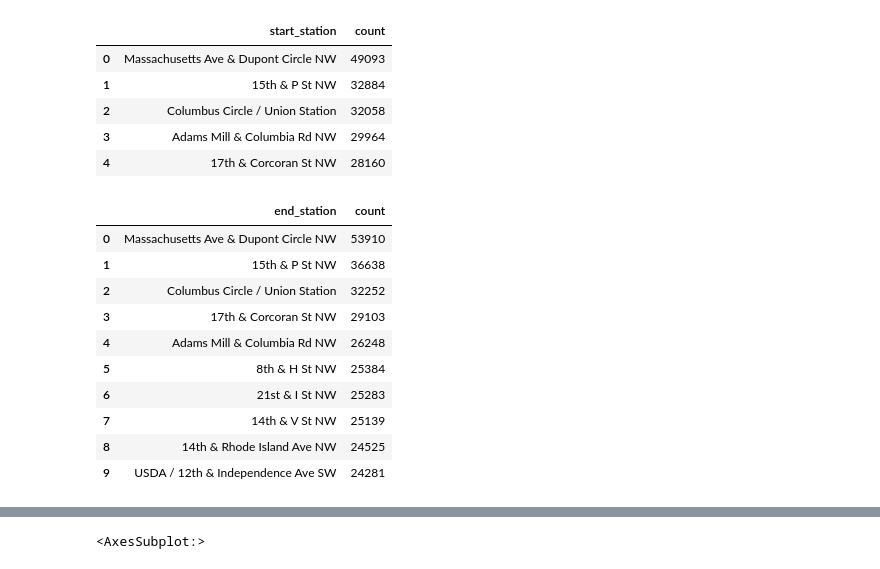
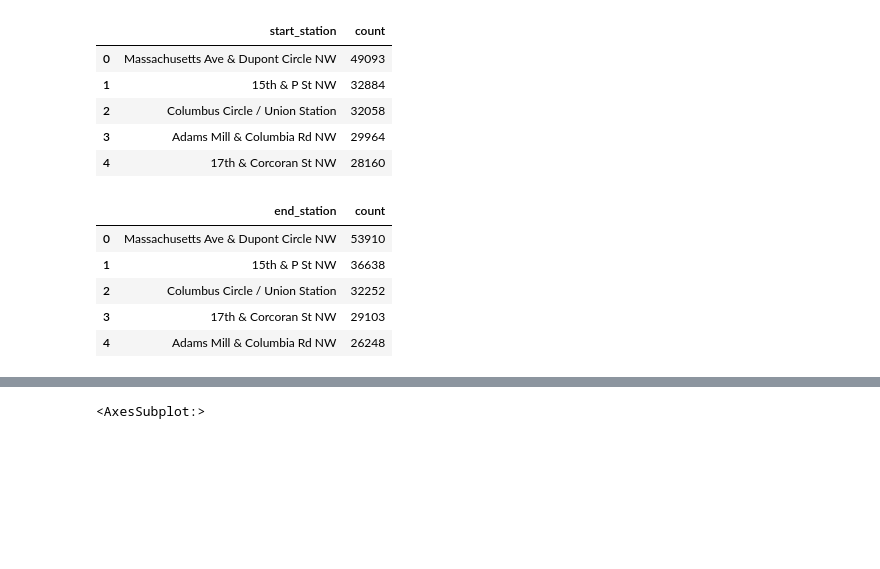
Before and after one commit to kyungoh22/bike_analysis, a Jupyter notebook: plot_geopandas_part_1.ipynb, the cells around one changed output, grey strips where cells are left out. Cells and saved outputs as stored; diff of their text form; code cells hidden in the pictures; blank space fills up the shorter version.

```diff
--- a/plot_geopandas_part_1.ipynb
+++ b/plot_geopandas_part_1.ipynb
@@ -126,21 +34,14 @@ df_2011_start.head()
 | 3 | Adams Mill & Columbia Rd NW | 29964 |
 | 4 | 17th & Corcoran St NW | 28160 |
 # %%
-df_2011_end = pd.DataFrame(df_2011.groupby('end_station').count()['duration']).rename(columns = {'duration': 'count'})
-df_2011_end = df_2011_end.sort_values(by = 'count', ascending=False)
+# Create dataframe of end stations, sorted by number of uses.
+df_2011_end = pd.DataFrame(df_2011.groupby('end_station').count()['duration']).rename(columns = {'duration': 'count'}).sort_values(by = 'count', ascending=False).reset_index()
-# %%
-df_2011_end.reset_index(inplace = True)
 # %%
-df_2011_end.head(10)
+df_2011_end.head()
 # %% [output]
 |  | end_station | count |
 | 0 | Massachusetts Ave & Dupont Circle NW | 53910 |
 | 1 | 15th & P St NW | 36638 |
 | 2 | Columbus Circle / Union Station | 32252 |
 | 3 | 17th & Corcoran St NW | 29103 |
 | 4 | Adams Mill & Columbia Rd NW | 26248 |
-| 5 | 8th & H St NW | 25384 |
-| 6 | 21st & I St NW | 25283 |
-| 7 | 14th & V St NW | 25139 |
-| 8 | 14th & Rhode Island Ave NW | 24525 |
-| 9 | USDA / 12th & Independence Ave SW | 24281 |
```
Also changed, not shown: parts of 35 cells of this notebook, 4 other files.
